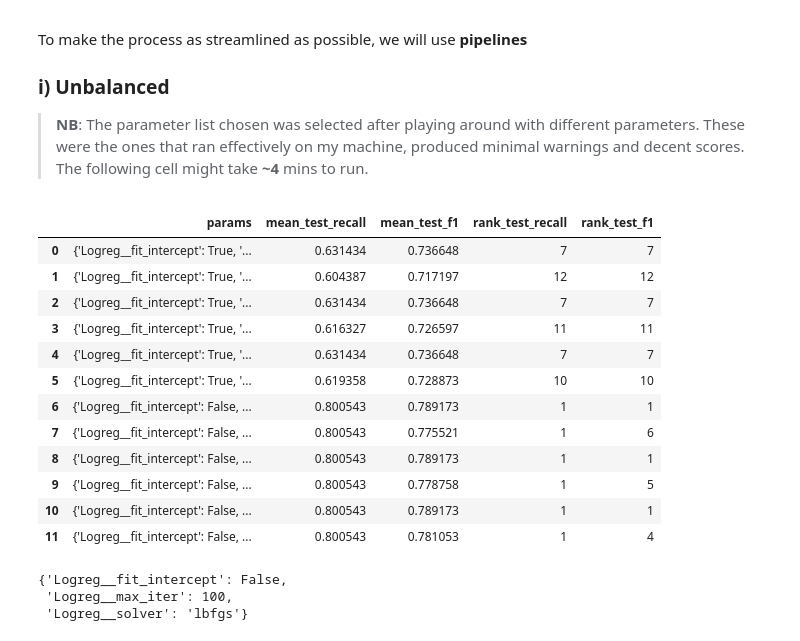
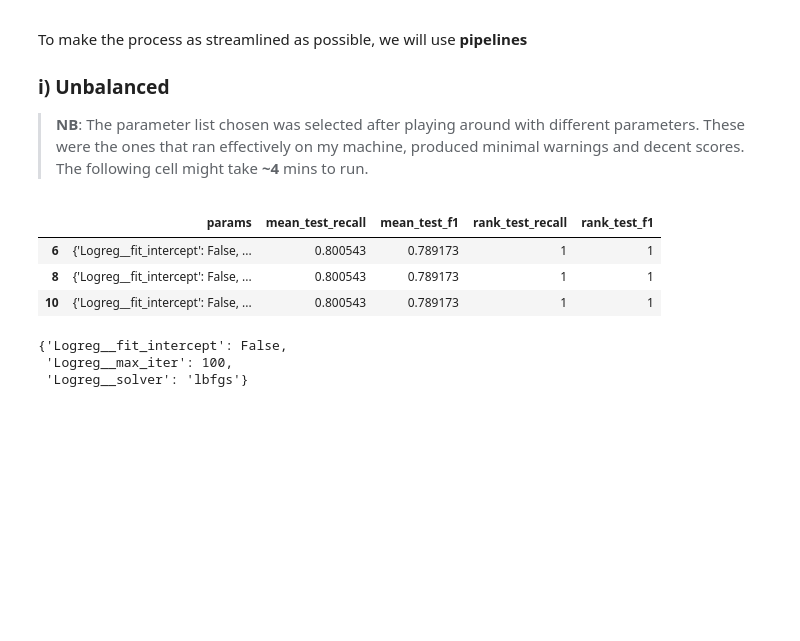
Before and after one commit to NgundoMuithya/Kaggle_Credit_Card_Fraud_Detection, a Jupyter notebook: notebook.ipynb, the cells around one changed output. Saved outputs shown, nothing was run; the diff lists cells and outputs as text; code cells hidden in the pictures; blank space fills up the shorter version.

```diff
--- a/notebook.ipynb
+++ b/notebook.ipynb
@@ -472,50 +472,43 @@ To make the process as streamlined as possible, we will use **pipelines**
 from imblearn.pipeline import Pipeline
 from sklearn.linear_model import LogisticRegression
 from sklearn.model_selection import GridSearchCV
+import os
+os.environ['PYTHONWARNINGS'] = 'ignore:pkg_resources is deprecated' # Suppress harmless pkg warning
 
 # Create pipeline
 unbalanced_logreg_pipeline = Pipeline(
     [
         ('Logreg', LogisticRegression(random_state=2026, l1_ratio=0))
     ]
 )
 
 # Perform grid search
 logreg_params = {
     'Logreg__max_iter': [100, 150, 200],
     'Logreg__fit_intercept': [True, False],
     'Logreg__solver': ['lbfgs', 'saga']
 }
 
 best_unbalanced_logreg_model = GridSearchCV(
     estimator=unbalanced_logreg_pipeline,
     param_grid=logreg_params,
     scoring=['recall', 'f1'],
     refit='f1',
     n_jobs=-1
 )
 
 # Fit on training data
 best_unbalanced_logreg_model.fit(X_train_scaled, y_train)
 
 # View results
 unbalanced_logreg_results = pd.DataFrame(best_unbalanced_logreg_model.cv_results_)[['params', 'mean_test_recall', 'mean_test_f1', 'rank_test_recall', 'rank_test_f1']]
 
-unbalanced_logreg_results
+unbalanced_logreg_results[unbalanced_logreg_results['rank_test_f1'] == 1]
 # %% [output]
 |  | params | mean_test_recall | mean_test_f1 | rank_test_recall | rank_test_f1 |
-| 0 | {'Logreg__fit_intercept': True, '... | 0.631434 | 0.736648 | 7 | 7 |
-| 1 | {'Logreg__fit_intercept': True, '... | 0.604387 | 0.717197 | 12 | 12 |
-| 2 | {'Logreg__fit_intercept': True, '... | 0.631434 | 0.736648 | 7 | 7 |
-| 3 | {'Logreg__fit_intercept': True, '... | 0.616327 | 0.726597 | 11 | 11 |
-| 4 | {'Logreg__fit_intercept': True, '... | 0.631434 | 0.736648 | 7 | 7 |
-| 5 | {'Logreg__fit_intercept': True, '... | 0.619358 | 0.728873 | 10 | 10 |
 | 6 | {'Logreg__fit_intercept': False, ... | 0.800543 | 0.789173 | 1 | 1 |
-| 7 | {'Logreg__fit_intercept': False, ... | 0.800543 | 0.775521 | 1 | 6 |
 | 8 | {'Logreg__fit_intercept': False, ... | 0.800543 | 0.789173 | 1 | 1 |
-| 9 | {'Logreg__fit_intercept': False, ... | 0.800543 | 0.778758 | 1 | 5 |
 | 10 | {'Logreg__fit_intercept': False, ... | 0.800543 | 0.789173 | 1 | 1 |
-| 11 | {'Logreg__fit_intercept': False, ... | 0.800543 | 0.781053 | 1 | 4 |
 # %%
 best_unbalanced_logreg_model.best_params_
 # %% [output]
```
Also changed, not shown: parts of 8 cells of this notebook.
